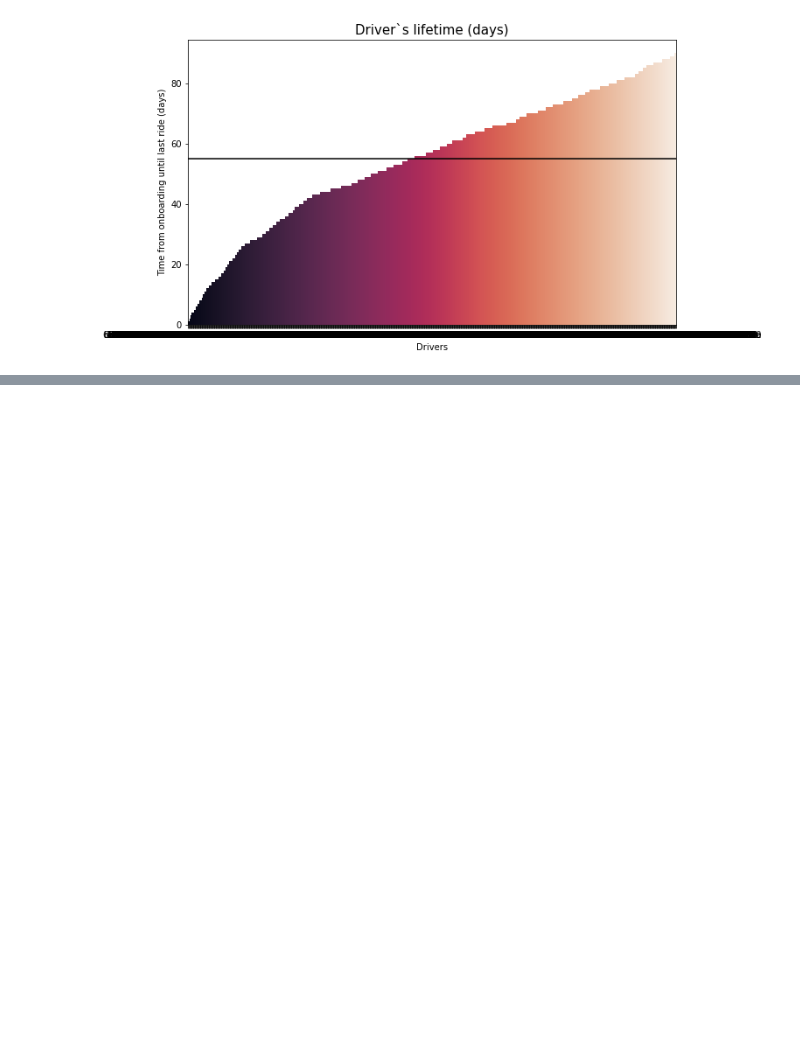
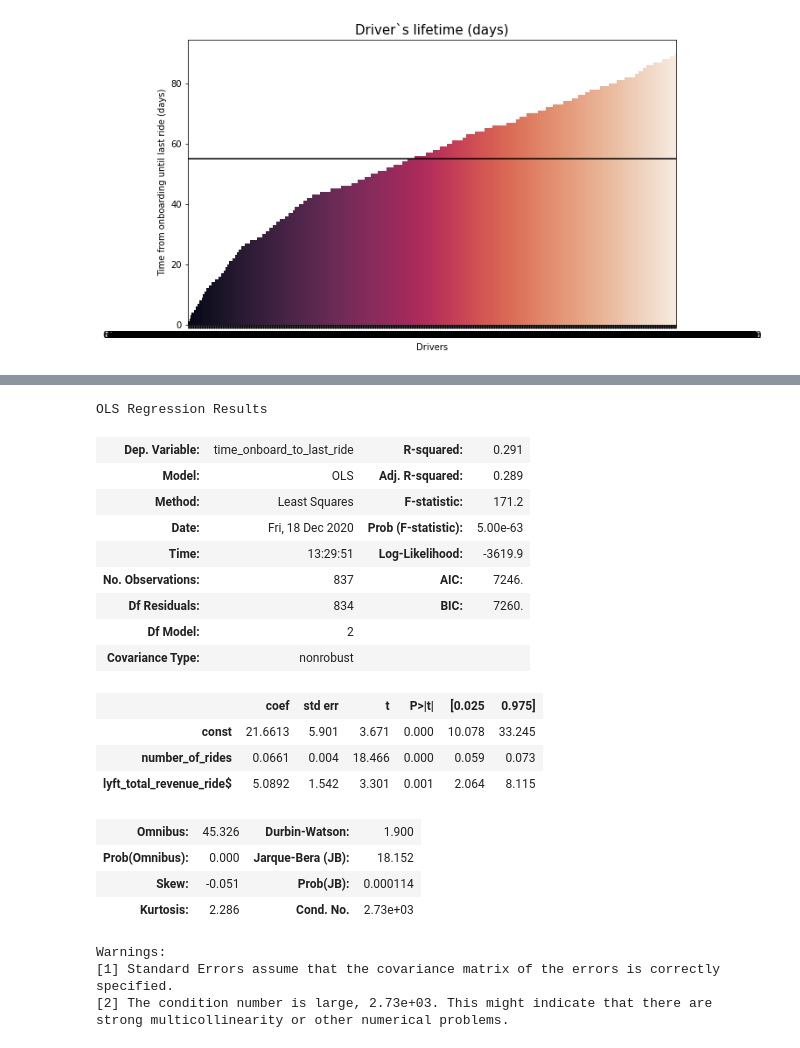
Before and after one commit to Brunadiasmiguel/challenge_drive, a Jupyter notebook: data_wrangling.ipynb, the cells around one changed output, grey strips where cells are left out. Saved outputs shown, nothing was run; the diff lists cells and outputs as text; code cells hidden in the pictures; blank space fills up the shorter version.

```diff
--- a/data_wrangling.ipynb
+++ b/data_wrangling.ipynb
@@ -994,3 +993,5 @@ plt.title("Driver`s lifetime (days)", size=15)
 # %% [output]
 Text(0.5, 1.0, 'Driver`s lifetime (days)')
 [figure]
+# %%
+driver_onboarding_df=last_ride[["driver_id","time_onboard_to_last_ride"]]
@@ -996,0 +1018,6 @@ Text(0.5, 1.0, 'Driver`s lifetime (days)')
+# %%
+#check for correlation amount of rides and time staying on board
+
+avg_nr_rides_df=driver_onboarding_df.merge(driver_frequency_lifetime_df, left_on="driver_id", right_on="driver_id")
+avg_nr_rides_df.columns=["driver_id","time_onboard_to_last_ride","number_of_rides","lyft_total_revenue_ride$"]
+avg_nr_rides_df.head()
@@ -997,3 +1035,38 @@ Text(0.5, 1.0, 'Driver`s lifetime (days)')
+# %%
+#check linear regression
+
+avg_nr_rides_df2=avg_nr_rides_df.copy()
+
+avg_nr_rides_df2=sm.add_constant(avg_nr_rides_df2)
+y=avg_nr_rides_df2["time_onboard_to_last_ride"]
+X=avg_nr_rides_df2[["const", "number_of_rides","lyft_total_revenue_ride$"]]
+
+reg=sm.OLS(y, X).fit()
+
+reg.summary()
+# %% [output]
+OLS Regression Results
+| Dep. Variable: | time_onboard_to_last_ride | R-squared: | 0.291 |
+| Model: | OLS | Adj. R-squared: | 0.289 |
+| Method: | Least Squares | F-statistic: | 171.2 |
+| Date: | Fri, 18 Dec 2020 | Prob (F-statistic): | 5.00e-63 |
+| Time: | 13:29:51 | Log-Likelihood: | -3619.9 |
+| No. Observations: | 837 | AIC: | 7246. |
+| Df Residuals: | 834 | BIC: | 7260. |
+| Df Model: | 2 |  |  |
+| Covariance Type: | nonrobust |  |  |
+|  | coef | std err | t | P>|t| | [0.025 | 0.975] |
+| const | 21.6613 | 5.901 | 3.671 | 0.000 | 10.078 | 33.245 |
+| number_of_rides | 0.0661 | 0.004 | 18.466 | 0.000 | 0.059 | 0.073 |
+| lyft_total_revenue_ride$ | 5.0892 | 1.542 | 3.301 | 0.001 | 2.064 | 8.115 |
+| Omnibus: | 45.326 | Durbin-Watson: | 1.900 |
+| Prob(Omnibus): | 0.000 | Jarque-Bera (JB): | 18.152 |
+| Skew: | -0.051 | Prob(JB): | 0.000114 |
+| Kurtosis: | 2.286 | Cond. No. | 2.73e+03 |
+Warnings:
+[1] Standard Errors assume that the covariance matrix of the errors is correctly specified.
+[2] The condition number is large, 2.73e+03. This might indicate that there are
+strong multicollinearity or other numerical problems.
 # %%
 #plot
 #take outliers - only when clustering by money generated?
```
Also changed, not shown: parts of 14 cells of this notebook.
